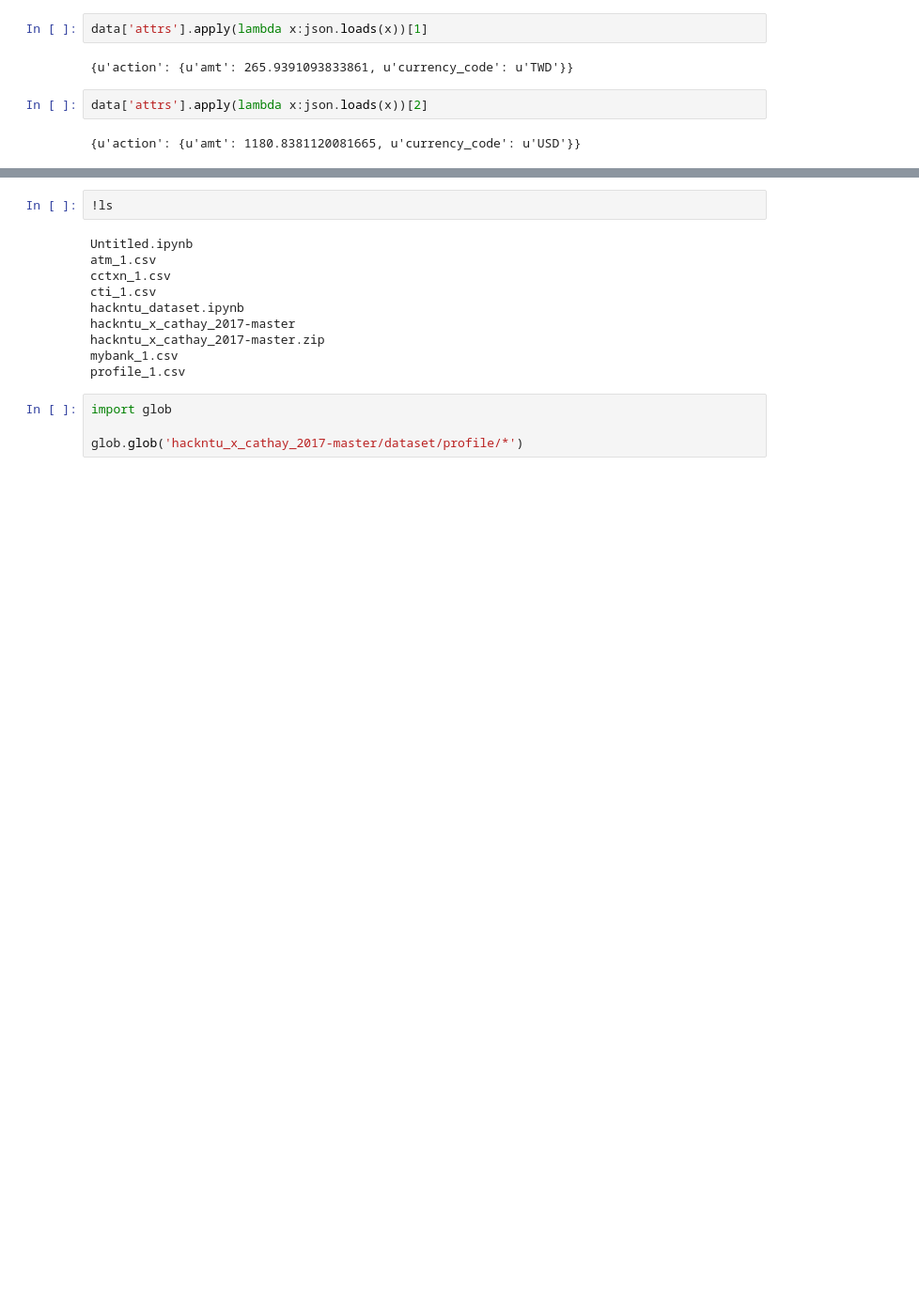
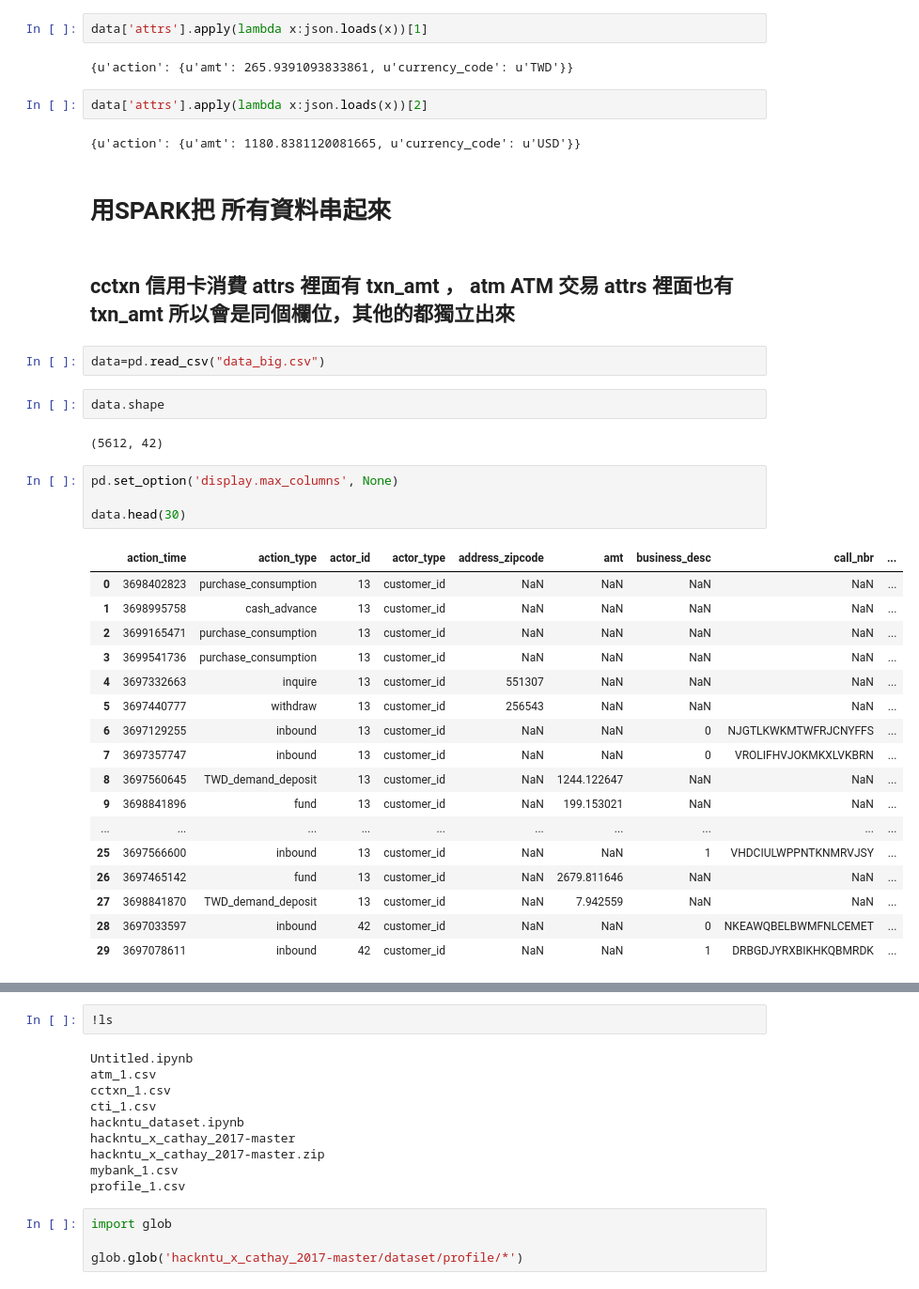
Before and after one commit to shiaukuan/hackntu_2017, a Jupyter notebook: hackntu_dataset.ipynb, the cells around one changed output, grey strips where cells are left out. Shown: that part at 94% size. Drawn from its saved outputs; the diff is of its cells as text; blank space fills up the shorter version.

```diff
--- a/hackntu_dataset.ipynb
+++ b/hackntu_dataset.ipynb
@@ -201,3 +205,35 @@ data['attrs'].apply(lambda x:json.loads(x))[1]
 data['attrs'].apply(lambda x:json.loads(x))[2]
 # %% [output]
 {u'action': {u'amt': 1180.8381120081665, u'currency_code': u'USD'}}
+# %% [markdown]
+# 用SPARK把 所有資料串起來
+# %% [markdown]
+##  cctxn 信用卡消費 attrs 裡面有  txn_amt ， atm ATM 交易  attrs 裡面也有  txn_amt 所以會是同個欄位，其他的都獨立出來
+# %%
+data=pd.read_csv("data_big.csv")
+# %%
+data.shape
+# %% [output]
+(5612, 42)
+# %%
+pd.set_option('display.max_columns', None)
+
+data.head(30)
+# %% [output]
+|  | action_time | action_type | actor_id | actor_type | address_zipcode | amt | business_desc | call_nbr | ... |
+| 0 | 3698402823 | purchase_consumption | 13 | customer_id | NaN | NaN | NaN | NaN | ... |
+| 1 | 3698995758 | cash_advance | 13 | customer_id | NaN | NaN | NaN | NaN | ... |
+| 2 | 3699165471 | purchase_consumption | 13 | customer_id | NaN | NaN | NaN | NaN | ... |
+| 3 | 3699541736 | purchase_consumption | 13 | customer_id | NaN | NaN | NaN | NaN | ... |
+| 4 | 3697332663 | inquire | 13 | customer_id | 551307 | NaN | NaN | NaN | ... |
+| 5 | 3697440777 | withdraw | 13 | customer_id | 256543 | NaN | NaN | NaN | ... |
+| 6 | 3697129255 | inbound | 13 | customer_id | NaN | NaN | 0 | NJGTLKWKMTWFRJCNYFFS | ... |
+| 7 | 3697357747 | inbound | 13 | customer_id | NaN | NaN | 0 | VROLIFHVJOKMKXLVKBRN | ... |
+| 8 | 3697560645 | TWD_demand_deposit | 13 | customer_id | NaN | 1244.122647 | NaN | NaN | ... |
+| 9 | 3698841896 | fund | 13 | customer_id | NaN | 199.153021 | NaN | NaN | ... |
+| ... | ... | ... | ... | ... | ... | ... | ... | ... | ... |
+| 25 | 3697566600 | inbound | 13 | customer_id | NaN | NaN | 1 | VHDCIULWPPNTKNMRVJSY | ... |
+| 26 | 3697465142 | fund | 13 | customer_id | NaN | 2679.811646 | NaN | NaN | ... |
+| 27 | 3698841870 | TWD_demand_deposit | 13 | customer_id | NaN | 7.942559 | NaN | NaN | ... |
+| 28 | 3697033597 | inbound | 42 | customer_id | NaN | NaN | 0 | NKEAWQBELBWMFNLCEMET | ... |
+| 29 | 3697078611 | inbound | 42 | customer_id | NaN | NaN | 1 | DRBGDJYRXBIKHKQBMRDK | ... |
```
Also changed, not shown: parts of 12 cells of this notebook.
